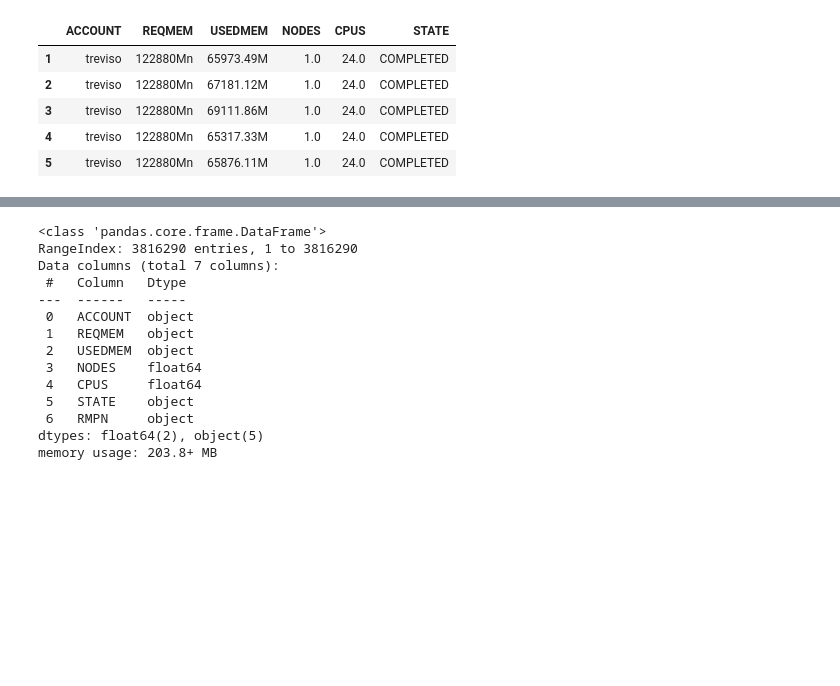
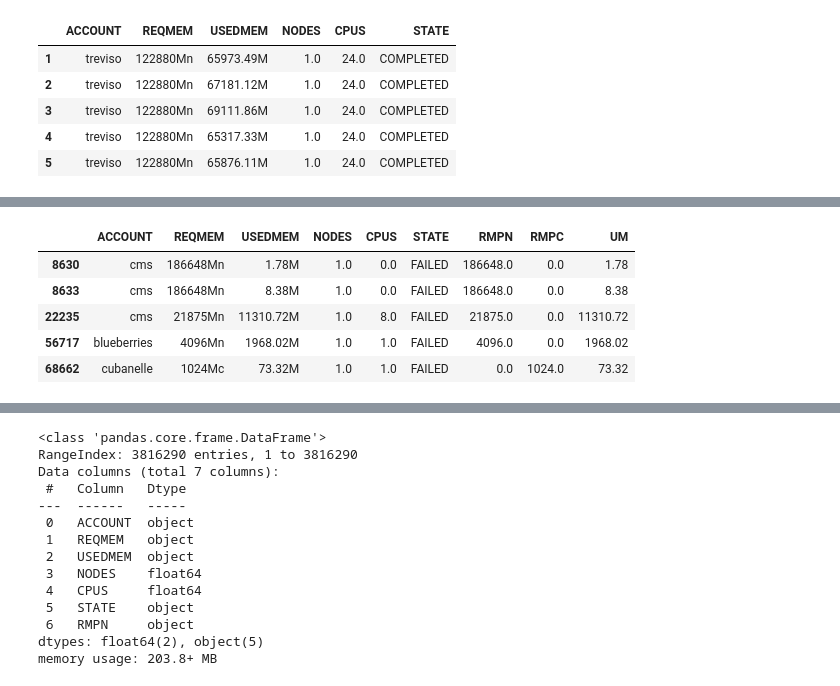
Before and after one commit to nss-data-science-cohort-4/dq2-accre-mst, a Jupyter notebook: accre_analysis.ipynb, the cells around one changed output, grey strips where cells are left out. Saved outputs shown, nothing was run; the diff lists cells and outputs as text; code cells hidden in the pictures; blank space fills up the shorter version.

```diff
--- a/accre_analysis.ipynb
+++ b/accre_analysis.ipynb
@@ -105,0 +199,2 @@ clean_accre_df.head()
+# %%
+clean_accre_df['UM']= clean_accre_df['UM'].astype(str).astype(float)
@@ -105,0 +213,9 @@ clean_accre_df.head()
+# %%
+# what is per core??? assume you multiply cpus by node this column will be RMPN times CPUS
+clean_accre_df['RMPNEW'] =
+# %%
+# what is per core??? update RMPC to add the RMPNEW column
+clean_accre_df['RMPC'] =
+# %%
+# multiply CPUS by UM
+clean_accre_df['UM'] =
@@ -105,0 +240,10 @@ clean_accre_df.head()
+# %%
+test_state = clean_accre_df[(clean_accre_df["STATE"] == 'FAILED')]
+test_state.head()
+# %% [output]
+|  | ACCOUNT | REQMEM | USEDMEM | NODES | CPUS | STATE | RMPN | RMPC | UM |
+| 8630 | cms | 186648Mn | 1.78M | 1.0 | 0.0 | FAILED | 186648.0 | 0.0 | 1.78 |
+| 8633 | cms | 186648Mn | 8.38M | 1.0 | 0.0 | FAILED | 186648.0 | 0.0 | 8.38 |
+| 22235 | cms | 21875Mn | 11310.72M | 1.0 | 8.0 | FAILED | 21875.0 | 0.0 | 11310.72 |
+| 56717 | blueberries | 4096Mn | 1968.02M | 1.0 | 1.0 | FAILED | 4096.0 | 0.0 | 1968.02 |
+| 68662 | cubanelle | 1024Mc | 73.32M | 1.0 | 1.0 | FAILED | 0.0 | 1024.0 | 73.32 |
```
Also changed, not shown: parts of 37 cells of this notebook.
